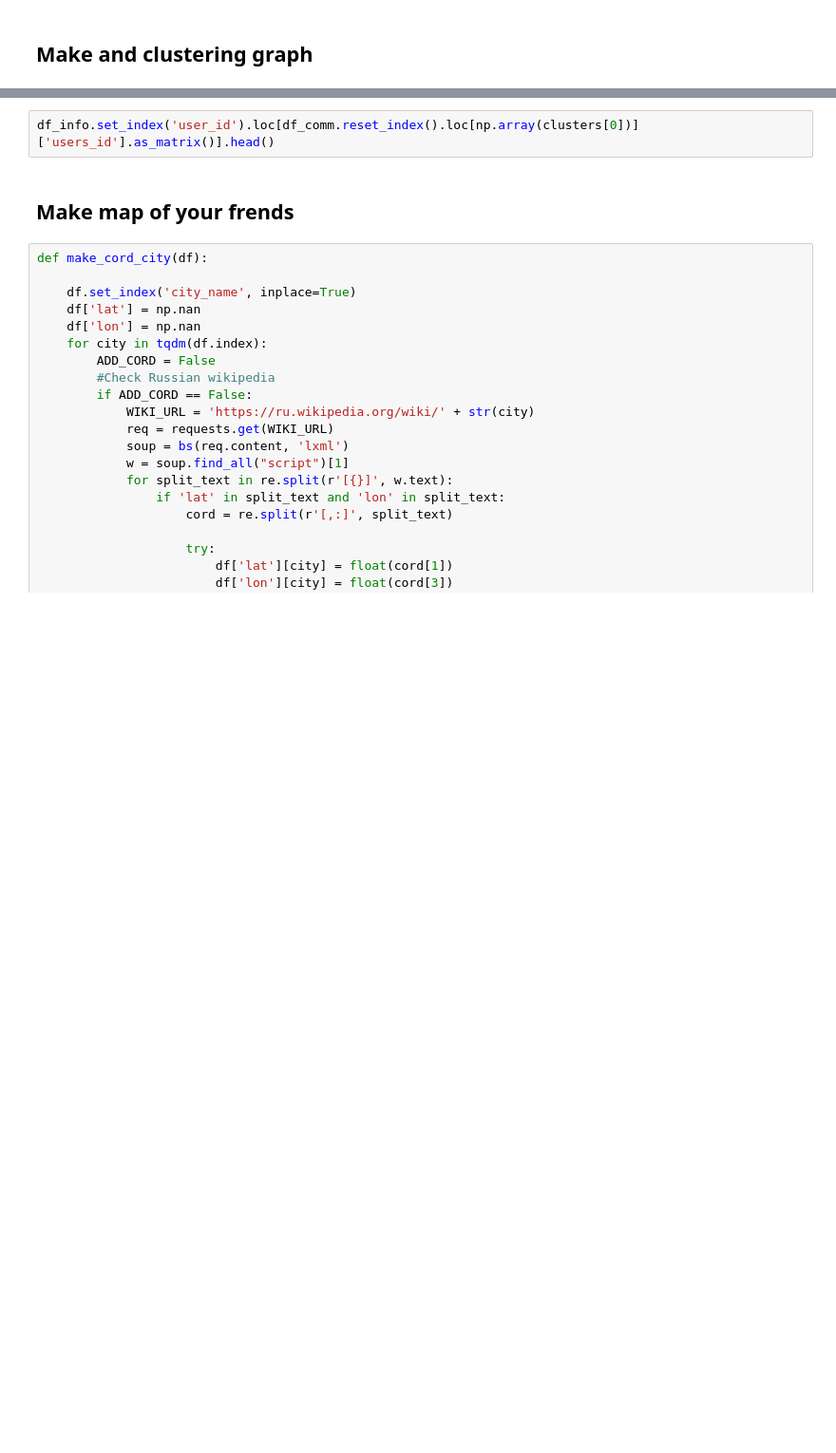
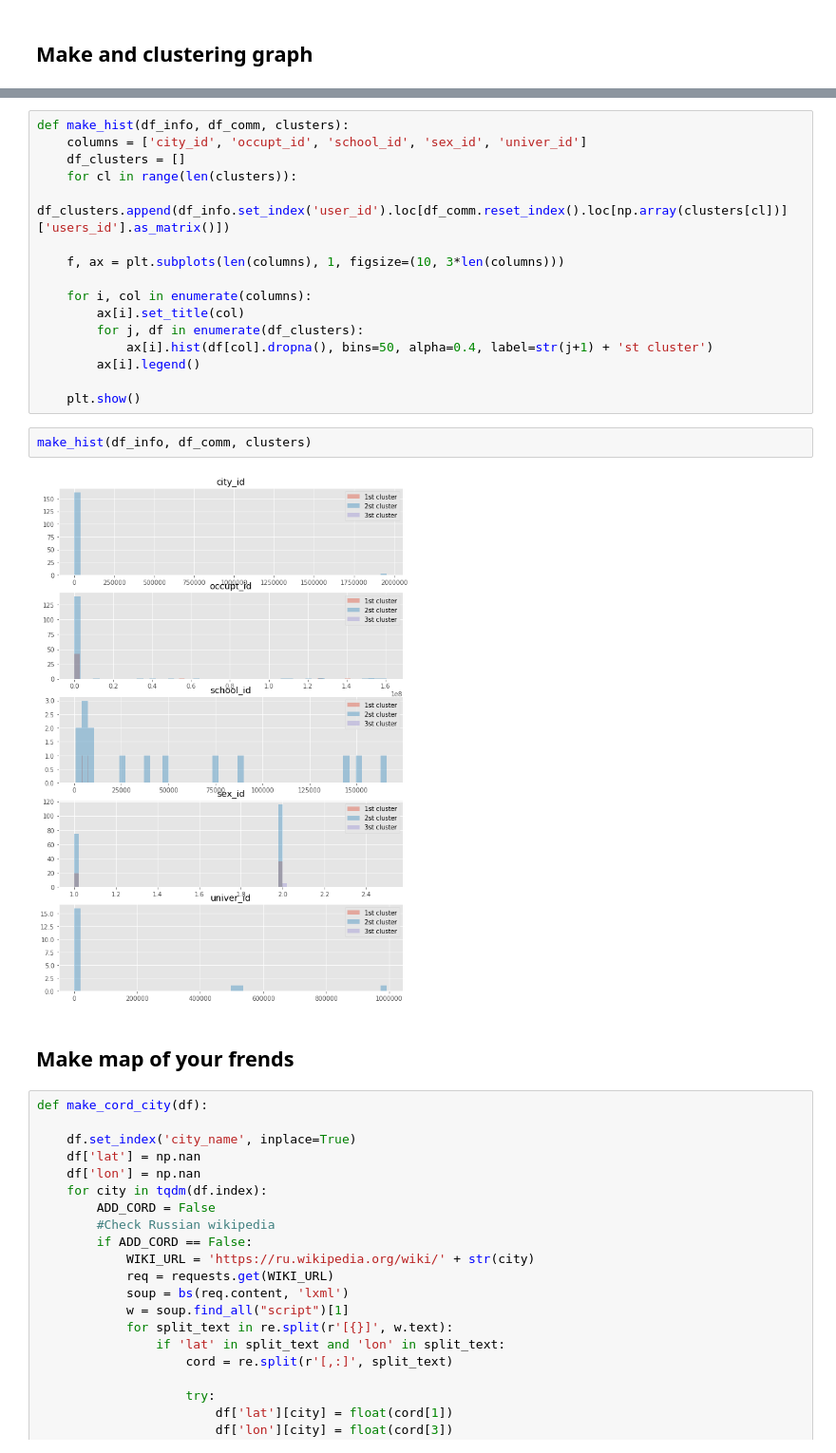
Before and after one commit to Tismoney/vk-graph, a Jupyter notebook: vk_api_valedition.ipynb, the cells around one changed output, grey strips where cells are left out. Shown: that part at 95% size. Cells and saved outputs as stored; diff of their text form; blank space fills up the shorter version.

Commit message:
ADD: hists

```diff
--- a/vk_api_valedition.ipynb
+++ b/vk_api_valedition.ipynb
@@ -284,5 +282,23 @@ fig.savefig('info_user_id/graph_{}.png'.format(user_id), dpi=300)
-# %%
-df_info.set_index('user_id').loc[df_comm.reset_index().loc[np.array(clusters[0])]['users_id'].as_matrix()].head()
+# %%
+def make_hist(df_info, df_comm, clusters):
+    columns = ['city_id', 'occupt_id', 'school_id', 'sex_id', 'univer_id']
+    df_clusters = []
+    for cl in range(len(clusters)):
+        df_clusters.append(df_info.set_index('user_id').loc[df_comm.reset_index().loc[np.array(clusters[cl])]['users_id'].as_matrix()])
+
+    f, ax = plt.subplots(len(columns), 1, figsize=(10, 3*len(columns)))
+
+    for i, col in enumerate(columns):
+        ax[i].set_title(col)
+        for j, df in enumerate(df_clusters):
+            ax[i].hist(df[col].dropna(), bins=50, alpha=0.4, label=str(j+1) + 'st cluster')
+        ax[i].legend()
+
+    plt.show()
+# %%
+make_hist(df_info, df_comm, clusters)
+# %% [output]
+[figure, added]
 # %% [markdown]
 ## Make map of your frends
 # %%
```
Also changed, not shown: parts of 15 cells of this notebook.
